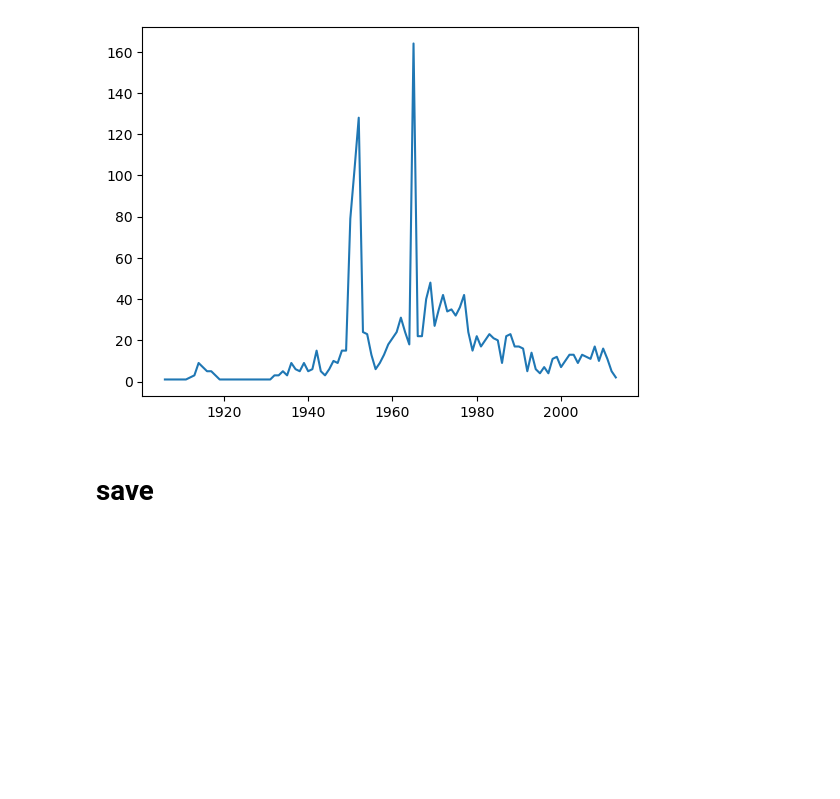
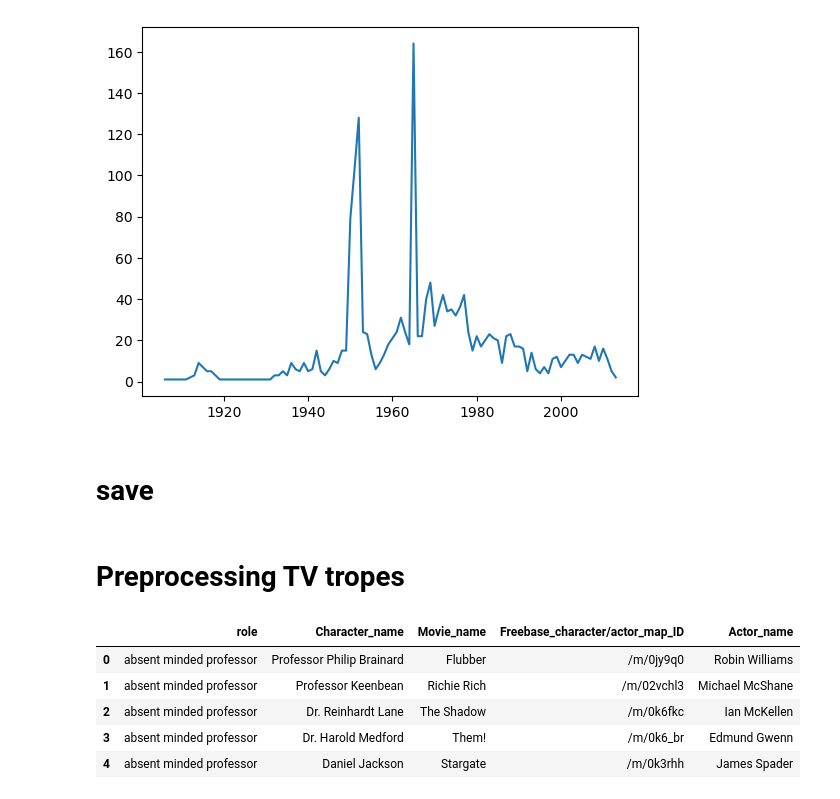
Before and after one commit to epfl-ada/ada-2024-project-adanonymous, a Jupyter notebook: src/utils/preprocessing.ipynb, the cells around one changed output. Saved outputs shown, nothing was run; the diff lists cells and outputs as text; code cells hidden in the pictures; blank space fills up the shorter version.

```diff
--- a/src/utils/preprocessing.ipynb
+++ b/src/utils/preprocessing.ipynb
@@ -542,3 +545,21 @@ plt.plot(movies_country_year, label = country)
 [figure]
 # %% [markdown]
 # save
+# %% [markdown]
+# Preprocessing TV tropes
+# %%
+tvtropes = pd.read_csv('../data/tvtropes.clusters.txt', sep="\t", quoting = 3, header = None, on_bad_lines='skip')
+tvtropes.columns = ["role", "data"]
+parsed_data = tvtropes["data"].apply(lambda x: pd.Series(json.loads(x)))
+tvtropes = pd.concat([tvtropes["role"], parsed_data], axis=1)
+tvtropes = tvtropes.rename(columns={'char': 'Character_name', 'movie': 'Movie_name','id':'Freebase_character/actor_map_ID','actor':'Actor_name'})
+
+tvtropes.role = tvtropes.role.str.replace('_', ' ')
+tvtropes.head()
+# %% [output]
+|  | role | Character_name | Movie_name | Freebase_character/actor_map_ID | Actor_name |
+| 0 | absent minded professor | Professor Philip Brainard | Flubber | /m/0jy9q0 | Robin Williams |
+| 1 | absent minded professor | Professor Keenbean | Richie Rich | /m/02vchl3 | Michael McShane |
+| 2 | absent minded professor | Dr. Reinhardt Lane | The Shadow | /m/0k6fkc | Ian McKellen |
+| 3 | absent minded professor | Dr. Harold Medford | Them! | /m/0k6_br | Edmund Gwenn |
+| 4 | absent minded professor | Daniel Jackson | Stargate | /m/0k3rhh | James Spader |
```
Also changed, not shown: parts of 7 cells of this notebook, 7 other files.
